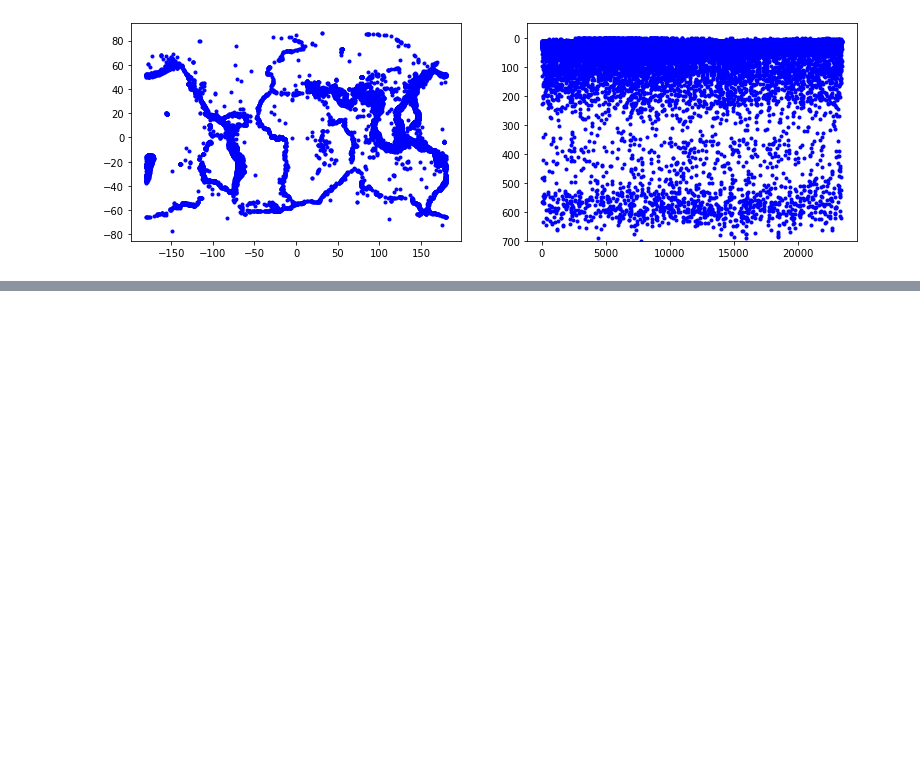
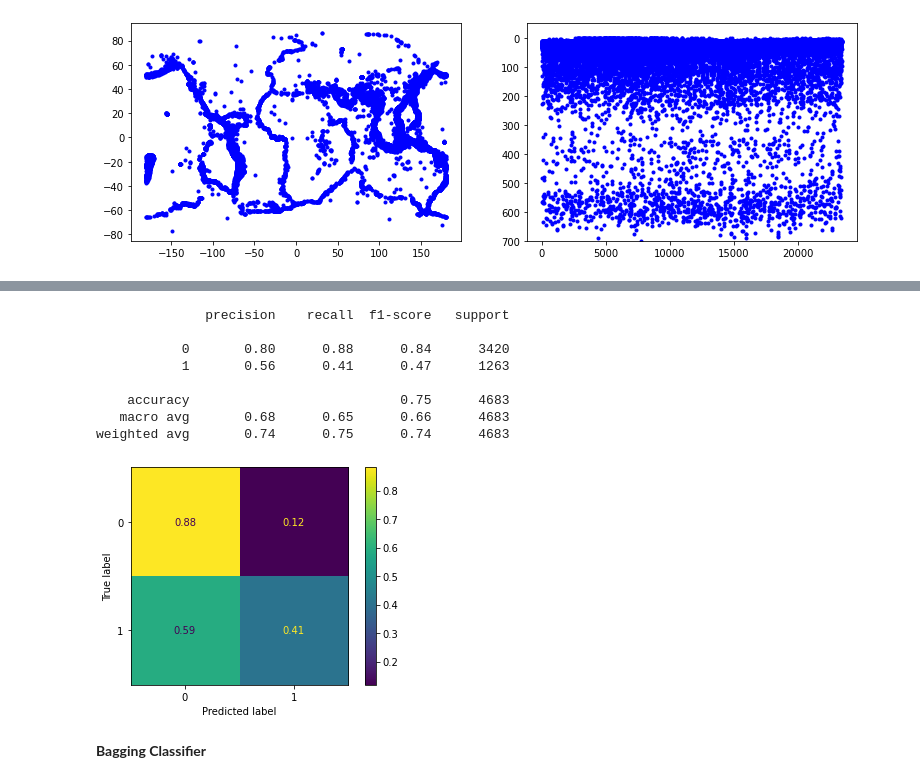
Before and after one commit to s-manterola/Earthquake, a Jupyter notebook: Earthquake.ipynb, the cells around one changed output, grey strips where cells are left out. Saved outputs shown, nothing was run; the diff lists cells and outputs as text; code cells hidden in the pictures; blank space fills up the shorter version.

```diff
--- a/Earthquake.ipynb
+++ b/Earthquake.ipynb
@@ -303,0 +162,11 @@ plt.show()
+# %%
+y = df['Replicas']
+X = df.drop(['Replicas', 'Date', 'Time', 'DateTime'], axis = 1)
+
+X_train, X_test, y_train, y_test = train_test_split(X, y, test_size=0.2, random_state=42)
+
+# Al imputar los datos, a estos ya se le habia separado la columna Outcome, que se
+# guardo en la variable 'y'.
+# %%
+from sklearn.preprocessing import StandardScaler
+scaler = StandardScaler()
@@ -303,0 +182,10 @@ plt.show()
+# %%
+for i in range(50, 251, 50):
+  rndf_clf = RandomForestClassifier(n_estimators=i, random_state = 42)
+
+  rndf_pipeline = make_pipeline(scaler, rndf_clf)
+  rndf_pipeline.fit(X_train, y_train)
+
+  print(f"Score train Random Forest con {i} estimadores: {rndf_pipeline.score(X_train, y_train)*100}%")
+  print(f"Score test Random Forest con {i} estimadores: {rndf_pipeline.score(X_test, y_test)*100}%")
+  print("")
@@ -303,0 +207,26 @@ plt.show()
+# %%
+rndf_clf = RandomForestClassifier(n_estimators=250, random_state = 42)
+
+rndf_pipeline = make_pipeline(scaler, rndf_clf)
+rndf_pipeline.fit(X_train, y_train)
+
+rndf_pre = rndf_pipeline.predict(X_test)
+print(classification_report(y_test, rndf_pre))
+
+cm = confusion_matrix(y_test, rndf_pre, labels=rndf_pipeline.classes_, normalize= 'true')
+disp = ConfusionMatrixDisplay(confusion_matrix=cm,
+                              display_labels=rndf_pipeline.classes_)
+disp.plot()
+plt.show()
+# %% [output]
+              precision    recall  f1-score   support
+
+           0       0.80      0.88      0.84      3420
+           1       0.56      0.41      0.47      1263
+
+    accuracy                           0.75      4683
+   macro avg       0.68      0.65      0.66      4683
+weighted avg       0.74      0.75      0.74      4683
+[figure, added]
+# %% [markdown]
+**Bagging Classifier**
```
Also changed, not shown: parts of 37 cells of this notebook.
